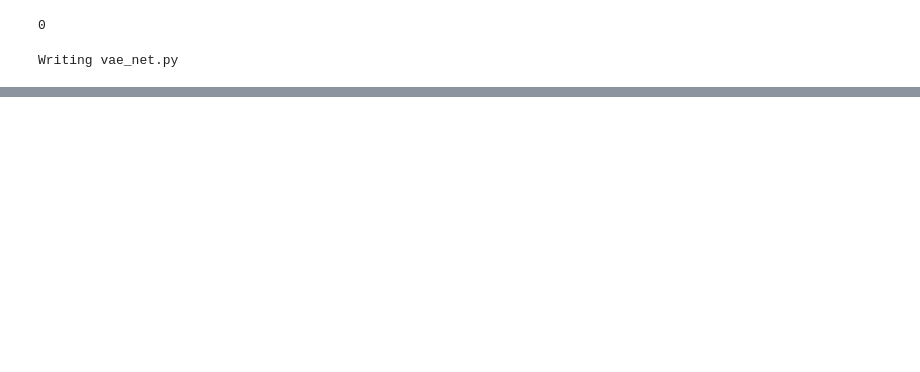
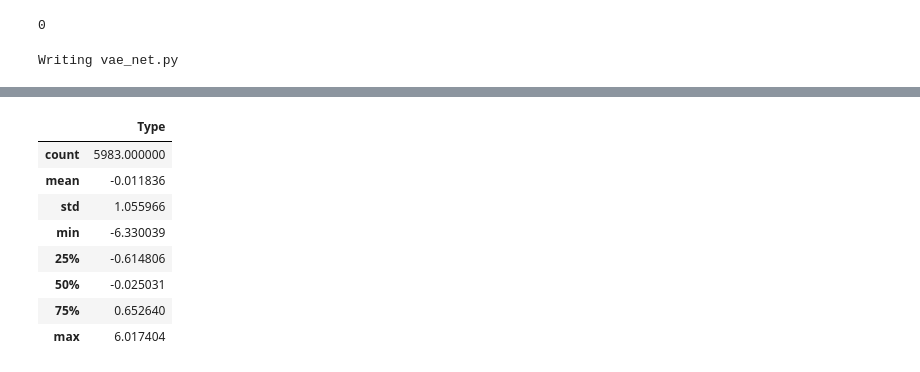
Before and after one commit to yaniv256/workshops, a Jupyter notebook: notebooks/Patient_VAE.ipynb, the cells around one changed output, grey strips where cells are left out. Saved outputs shown, nothing was run; the diff lists cells and outputs as text; code cells hidden in the pictures; blank space fills up the shorter version.

```diff
--- a/notebooks/Patient_VAE.ipynb
+++ b/notebooks/Patient_VAE.ipynb
@@ -377,0 +385,15 @@ KeyboardInterrupt:
+# %%
+
+encoded_data=pd.DataFrame(vae.encoder.predict(df),
+                          index=df.index, columns=['Type'])
+encoded_data.describe()
+# %% [output]
+|  | Type |
+| count | 5983.000000 |
+| mean | -0.011836 |
+| std | 1.055966 |
+| min | -6.330039 |
+| 25% | -0.614806 |
+| 50% | -0.025031 |
+| 75% | 0.652640 |
+| max | 6.017404 |
```
Also changed, not shown: parts of 24 cells of this notebook.
